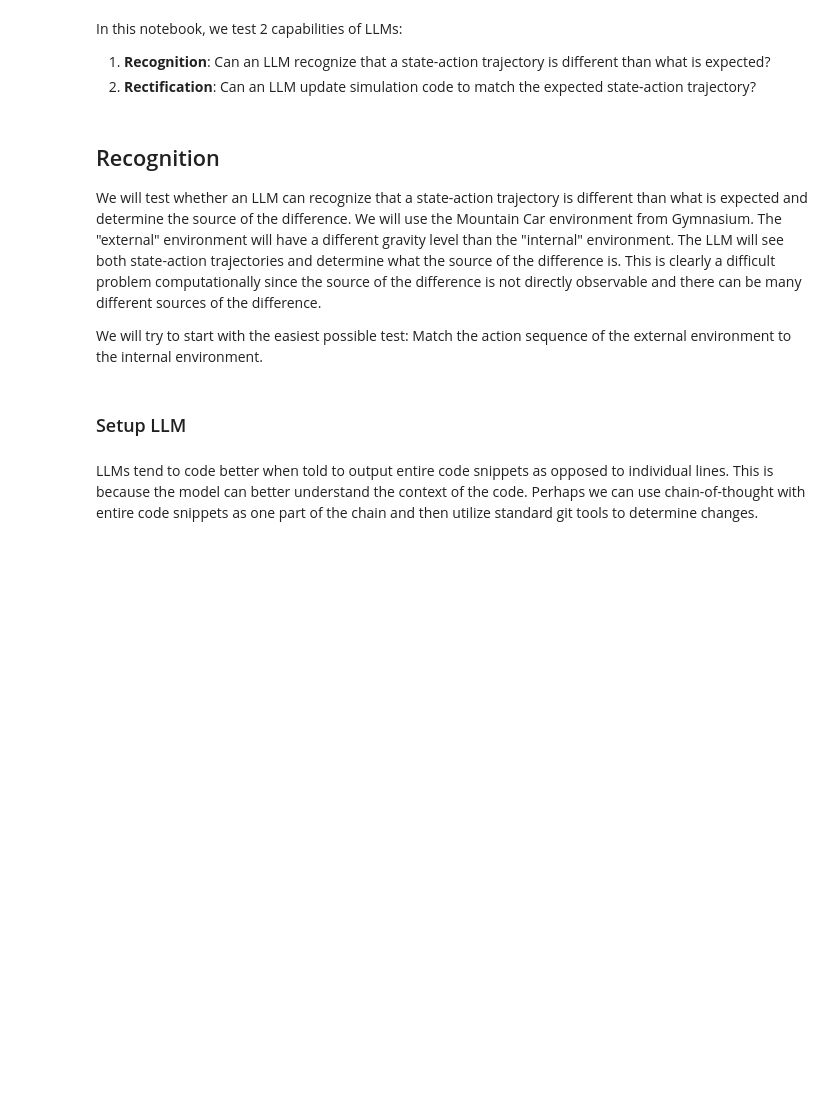
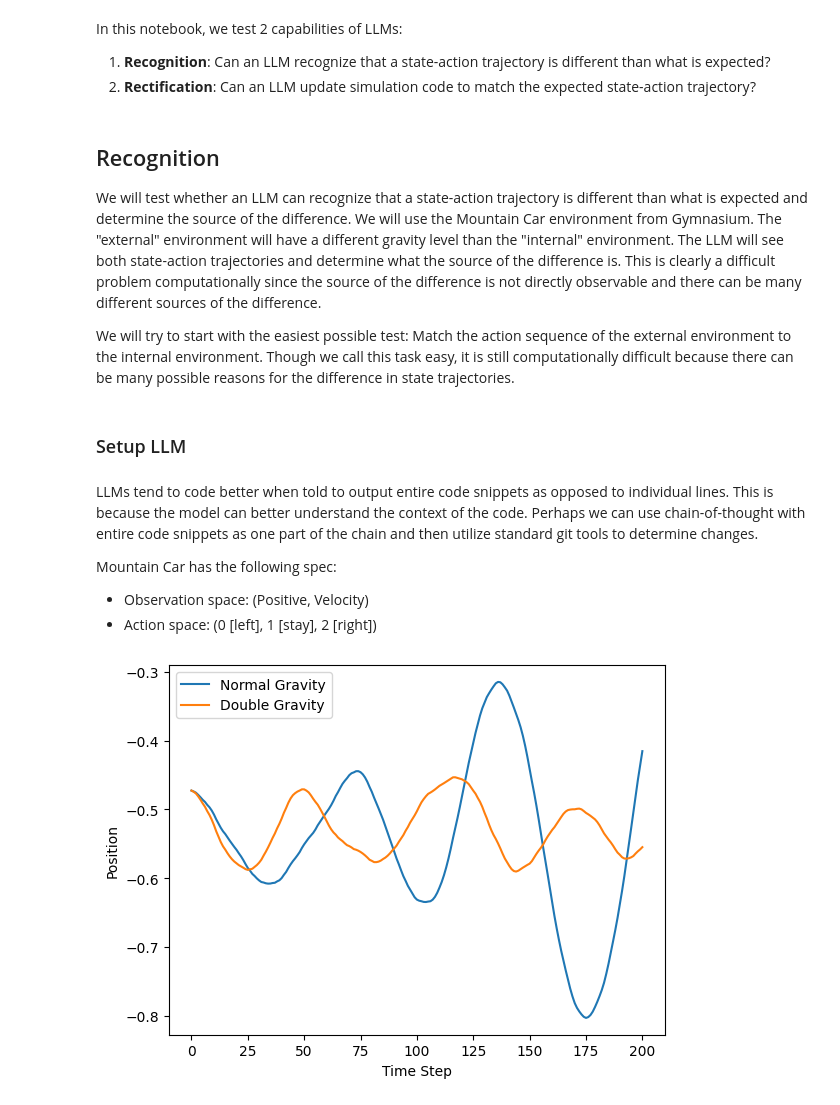
Before and after one commit to jacobf18/llm-sim, a Jupyter notebook: test_llm.ipynb, the cells around one changed output. Cells and saved outputs as stored; diff of their text form; code cells hidden in the pictures; blank space fills up the shorter version.

```diff
--- a/test_llm.ipynb
+++ b/test_llm.ipynb
@@ -16,7 +17,7 @@ os.environ['KMP_DUPLICATE_LIB_OK'] = 'True'
 
 We will test whether an LLM can recognize that a state-action trajectory is different than what is expected and determine the source of the difference. We will use the Mountain Car environment from Gymnasium. The "external" environment will have a different gravity level than the "internal" environment. The LLM will see both state-action trajectories and determine what the source of the difference is. This is clearly a difficult problem computationally since the source of the difference is not directly observable and there can be many different sources of the difference.
 
-We will try to start with the easiest possible test: Match the action sequence of the external environment to the internal environment.
+We will try to start with the easiest possible test: Match the action sequence of the external environment to the internal environment. Though we call this task easy, it is still computationally difficult because there can be many possible reasons for the difference in state trajectories.
 # %% [markdown]
 ### Setup LLM
 # %%
@@ -34,3 +37,8 @@ llm = ChatOllama(
 # print(resp.content)
 # %% [markdown]
 LLMs tend to code better when told to output entire code snippets as opposed to individual lines. This is because the model can better understand the context of the code. Perhaps we can use chain-of-thought with entire code snippets as one part of the chain and then utilize standard git tools to determine changes.
+
+Mountain Car has the following spec:
+
+* Observation space: (Positive, Velocity)
+* Action space: (0 [left], 1 [stay], 2 [right])
@@ -36,0 +98,11 @@ LLMs tend to code better when told to output entire code snippets as opposed to
+# %%
+import matplotlib.pyplot as plt
+
+plt.plot(range(states_normal.shape[0]), states_normal[:, 0], label="Normal Gravity")
+plt.plot(range(states_double.shape[0]), states_double[:, 0], label="Double Gravity")
+plt.xlabel("Time Step")
+plt.ylabel("Position")
+plt.legend()
+plt.show()
+# %% [output]
+[figure, added]
```
Also changed, not shown: parts of 5 cells of this notebook.
